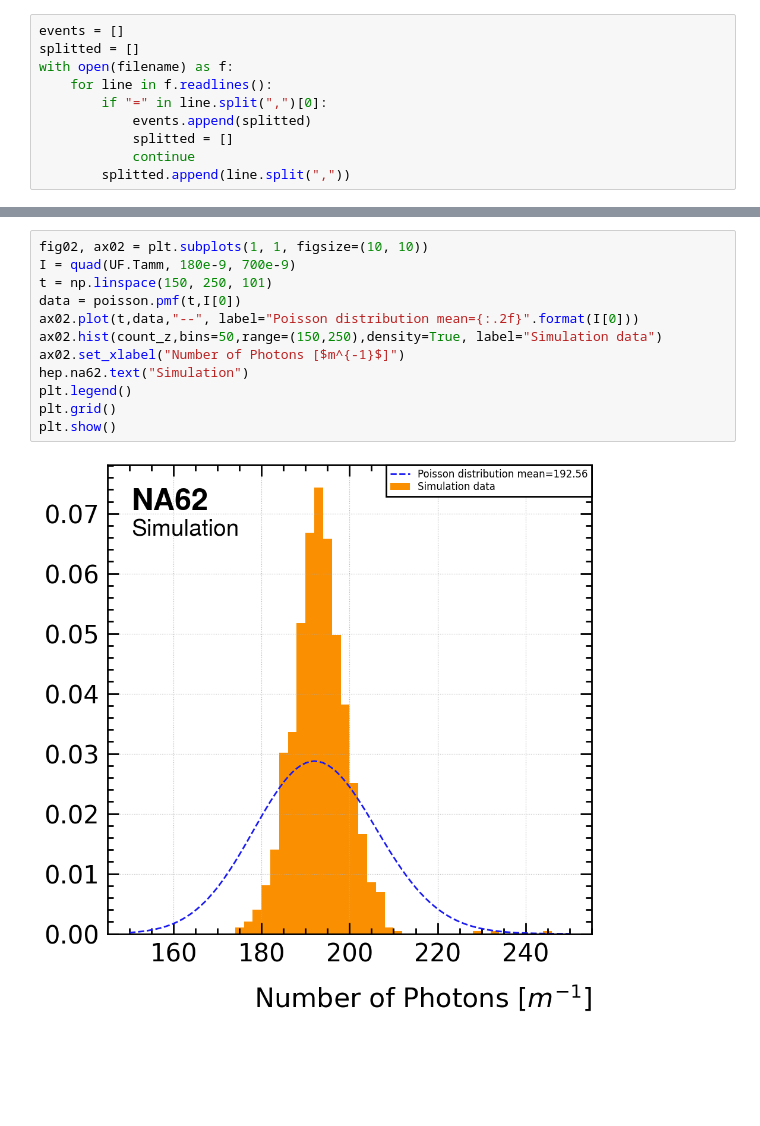
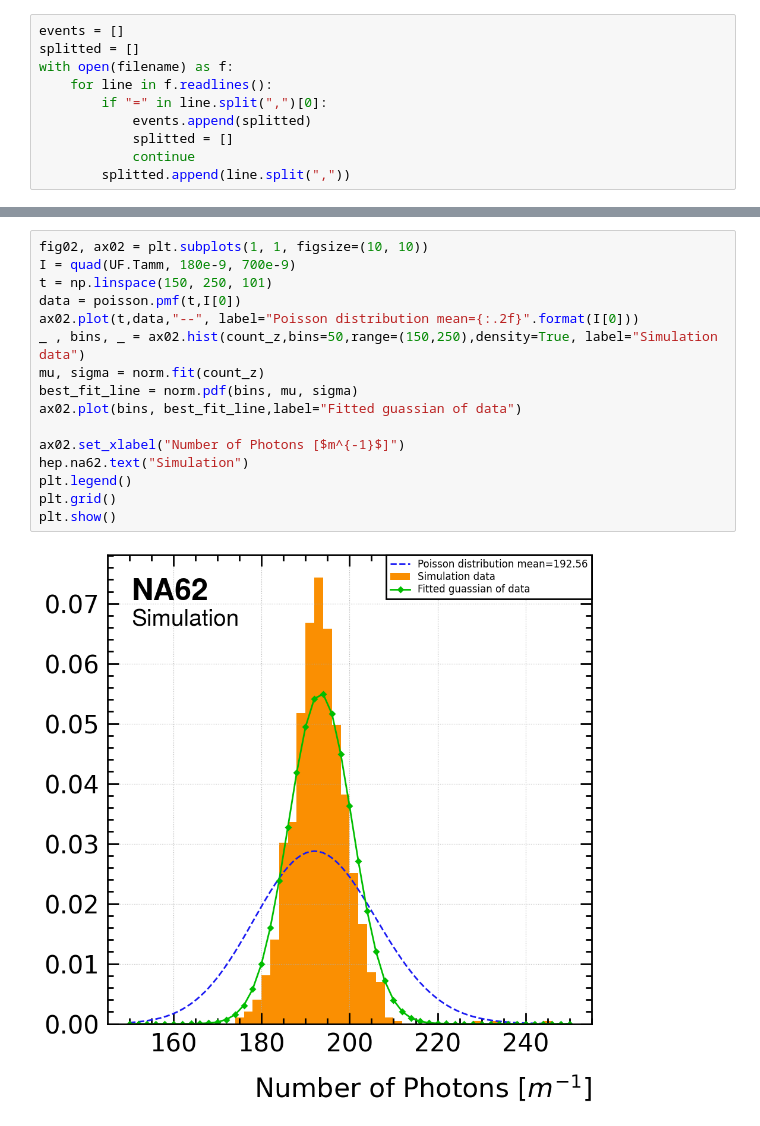
Before and after one commit to SandersJack/NA62_CEDARH_Handbook, a Jupyter notebook: PhotonProduction.ipynb, the cells around one changed output, grey strips where cells are left out. Saved outputs shown, nothing was run; the diff lists cells and outputs as text; blank space fills up the shorter version.

```diff
--- a/PhotonProduction.ipynb
+++ b/PhotonProduction.ipynb
@@ -98,14 +98,18 @@ for t in range(len(events)):
 # %%
 fig02, ax02 = plt.subplots(1, 1, figsize=(10, 10))
 I = quad(UF.Tamm, 180e-9, 700e-9)
 t = np.linspace(150, 250, 101)
 data = poisson.pmf(t,I[0])
 ax02.plot(t,data,"--", label="Poisson distribution mean={:.2f}".format(I[0]))
-ax02.hist(count_z,bins=50,range=(150,250),density=True, label="Simulation data")
+_ , bins, _ = ax02.hist(count_z,bins=50,range=(150,250),density=True, label="Simulation data")
+mu, sigma = norm.fit(count_z)
+best_fit_line = norm.pdf(bins, mu, sigma)
+ax02.plot(bins, best_fit_line,label="Fitted guassian of data")
+
 ax02.set_xlabel("Number of Photons [$m^{-1}$]")
 hep.na62.text("Simulation")
 plt.legend()
 plt.grid()
 plt.show()
 # %% [output]
-[figure, old version]
+[figure, new version]
```
Also changed, not shown: parts of 1 cell of this notebook.
